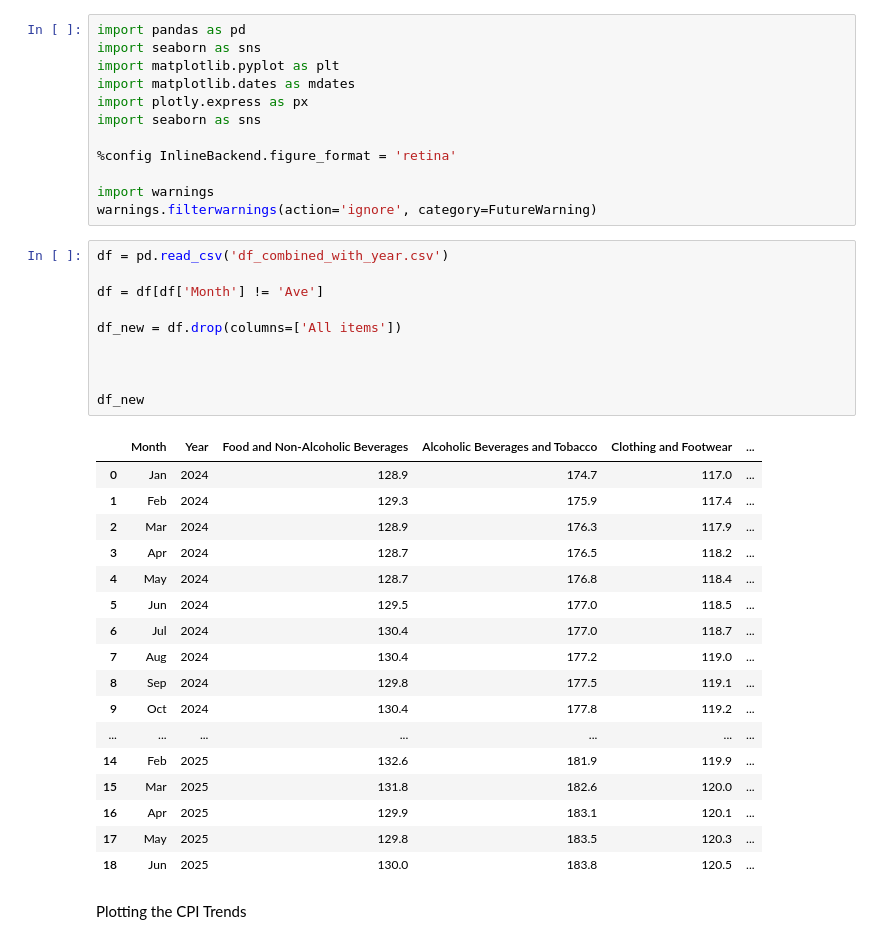
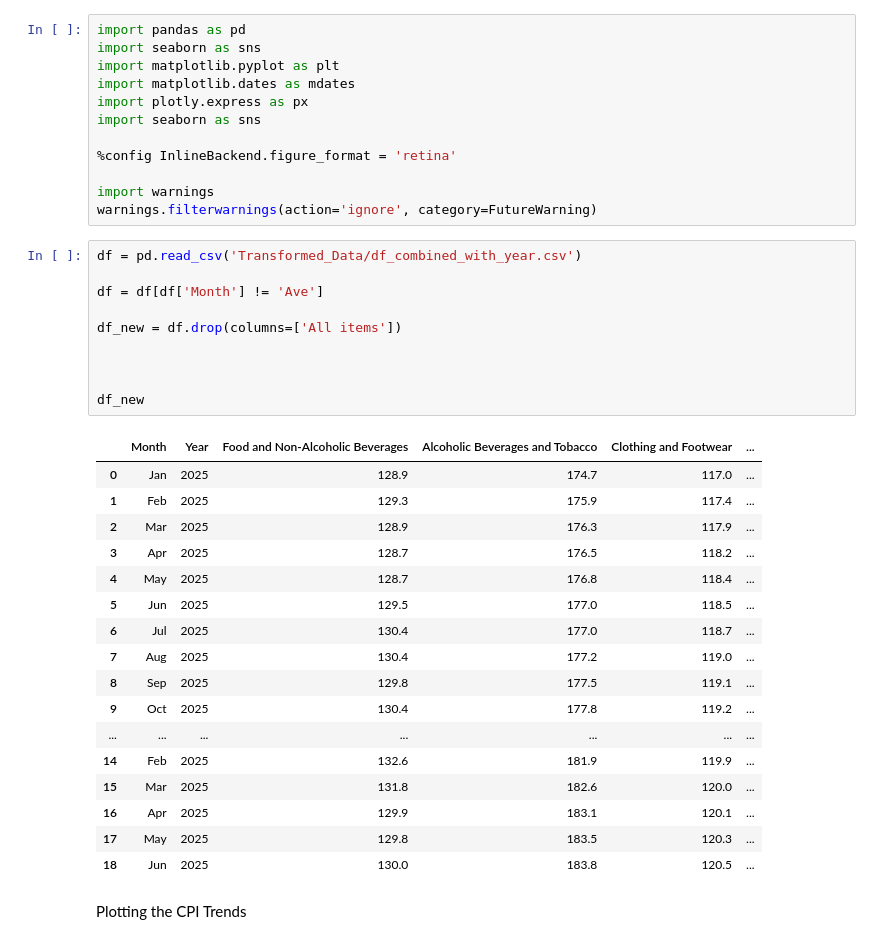
Before and after one commit to DeathNox/Philippine-CPI-Consumer-Price-Index-Trends-An-Introductory-Data-Analysis, a Jupyter notebook: plotting.ipynb, the cells around one changed output. Cells and saved outputs as stored; diff of their text form.

```diff
--- a/plotting.ipynb
+++ b/plotting.ipynb
@@ -11,27 +11,27 @@ import seaborn as sns
 import warnings
 warnings.filterwarnings(action='ignore', category=FutureWarning)
 # %%
-df = pd.read_csv('df_combined_with_year.csv')
+df = pd.read_csv('Transformed_Data/df_combined_with_year.csv')
 
 df = df[df['Month'] != 'Ave']
 
 df_new = df.drop(columns=['All items'])
 
 
 
 df_new
 # %% [output]
 |  | Month | Year | Food and Non-Alcoholic Beverages | Alcoholic Beverages and Tobacco | Clothing and Footwear | ... |
-| 0 | Jan | 2024 | 128.9 | 174.7 | 117.0 | ... |
-| 1 | Feb | 2024 | 129.3 | 175.9 | 117.4 | ... |
-| 2 | Mar | 2024 | 128.9 | 176.3 | 117.9 | ... |
-| 3 | Apr | 2024 | 128.7 | 176.5 | 118.2 | ... |
-| 4 | May | 2024 | 128.7 | 176.8 | 118.4 | ... |
-| 5 | Jun | 2024 | 129.5 | 177.0 | 118.5 | ... |
-| 6 | Jul | 2024 | 130.4 | 177.0 | 118.7 | ... |
-| 7 | Aug | 2024 | 130.4 | 177.2 | 119.0 | ... |
-| 8 | Sep | 2024 | 129.8 | 177.5 | 119.1 | ... |
-| 9 | Oct | 2024 | 130.4 | 177.8 | 119.2 | ... |
+| 0 | Jan | 2025 | 128.9 | 174.7 | 117.0 | ... |
+| 1 | Feb | 2025 | 129.3 | 175.9 | 117.4 | ... |
+| 2 | Mar | 2025 | 128.9 | 176.3 | 117.9 | ... |
+| 3 | Apr | 2025 | 128.7 | 176.5 | 118.2 | ... |
+| 4 | May | 2025 | 128.7 | 176.8 | 118.4 | ... |
+| 5 | Jun | 2025 | 129.5 | 177.0 | 118.5 | ... |
+| 6 | Jul | 2025 | 130.4 | 177.0 | 118.7 | ... |
+| 7 | Aug | 2025 | 130.4 | 177.2 | 119.0 | ... |
+| 8 | Sep | 2025 | 129.8 | 177.5 | 119.1 | ... |
+| 9 | Oct | 2025 | 130.4 | 177.8 | 119.2 | ... |
 | ... | ... | ... | ... | ... | ... | ... |
 | 14 | Feb | 2025 | 132.6 | 181.9 | 119.9 | ... |
 | 15 | Mar | 2025 | 131.8 | 182.6 | 120.0 | ... |
```
Also changed, not shown: parts of 6 cells of this notebook, 13 other files.
